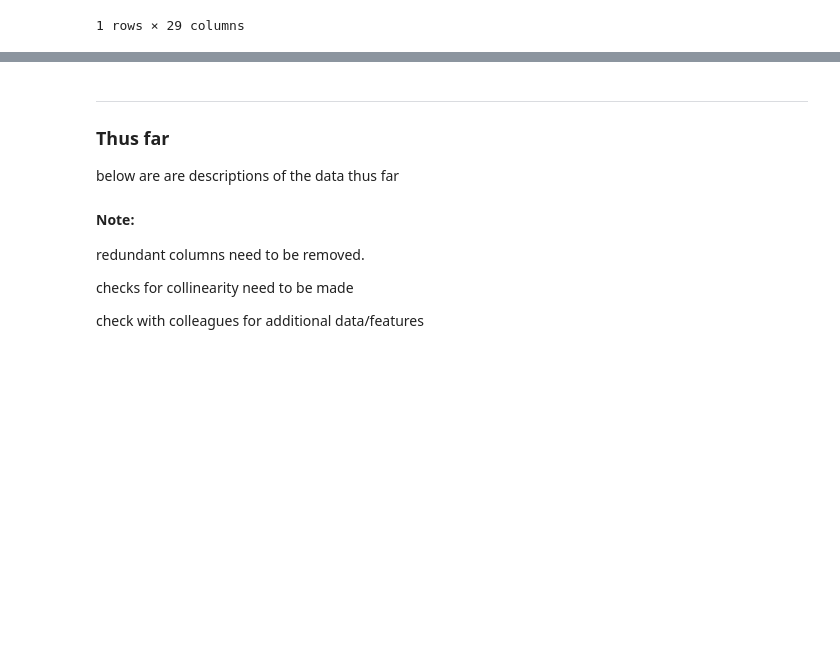
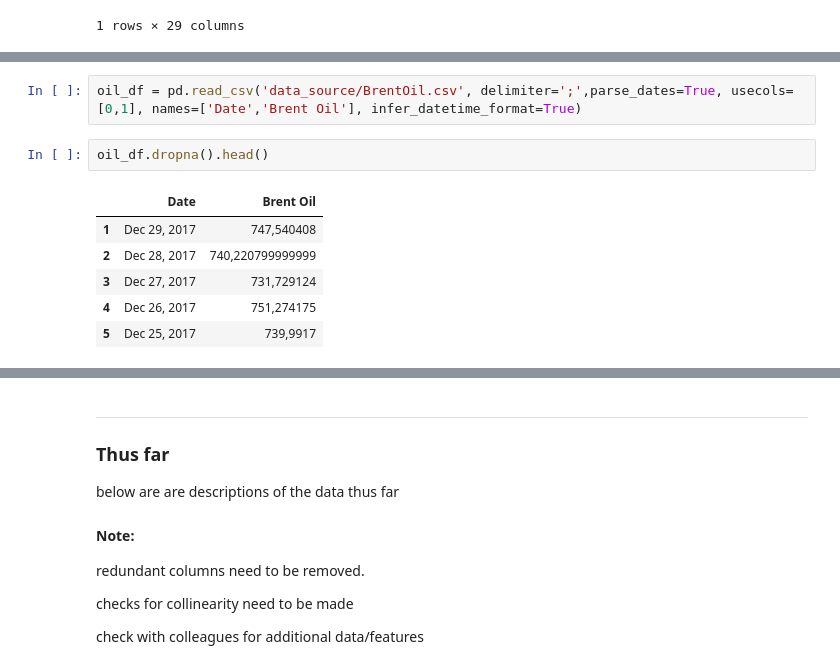
Before and after one commit to Wahe3bru/LinReg, a Jupyter notebook: ResearchBook.ipynb, the cells around one changed output, grey strips where cells are left out. Cells and saved outputs as stored; diff of their text form; blank space fills up the shorter version.

```diff
--- a/ResearchBook.ipynb
+++ b/ResearchBook.ipynb
@@ -140,0 +161,11 @@ df_5.head(1)
+# %%
+oil_df = pd.read_csv('data_source/BrentOil.csv', delimiter=';',parse_dates=True, usecols=[0,1], names=['Date','Brent Oil'], infer_datetime_format=True)
+# %%
+oil_df.dropna().head()
+# %% [output]
+|  | Date | Brent Oil |
+| 1 | Dec 29, 2017 | 747,540408 |
+| 2 | Dec 28, 2017 | 740,220799999999 |
+| 3 | Dec 27, 2017 | 731,729124 |
+| 4 | Dec 26, 2017 | 751,274175 |
+| 5 | Dec 25, 2017 | 739,9917 |
```
Also changed, not shown: parts of 9 cells of this notebook, 1 other file.
